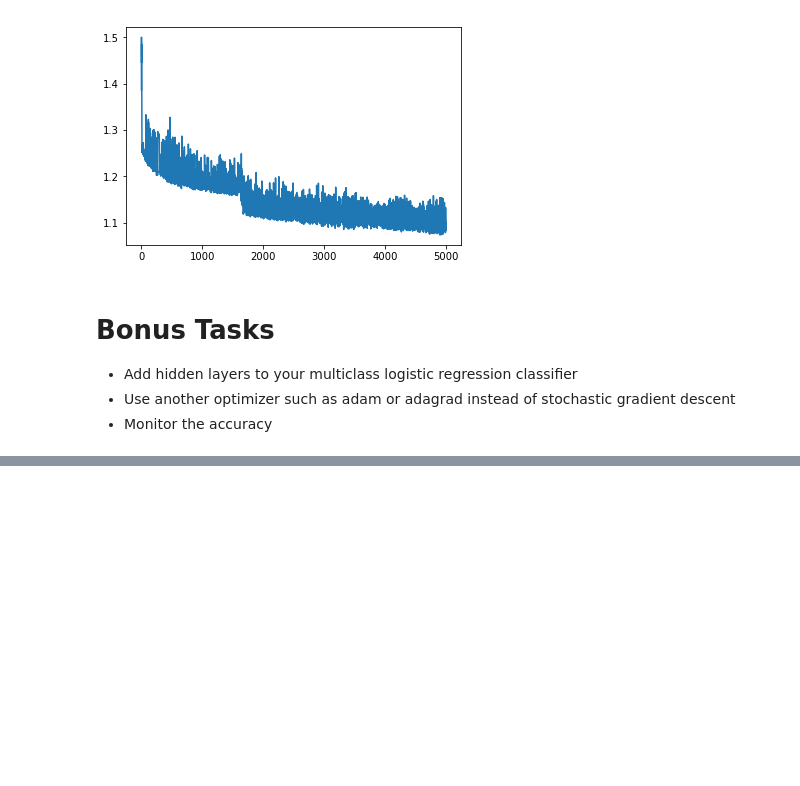
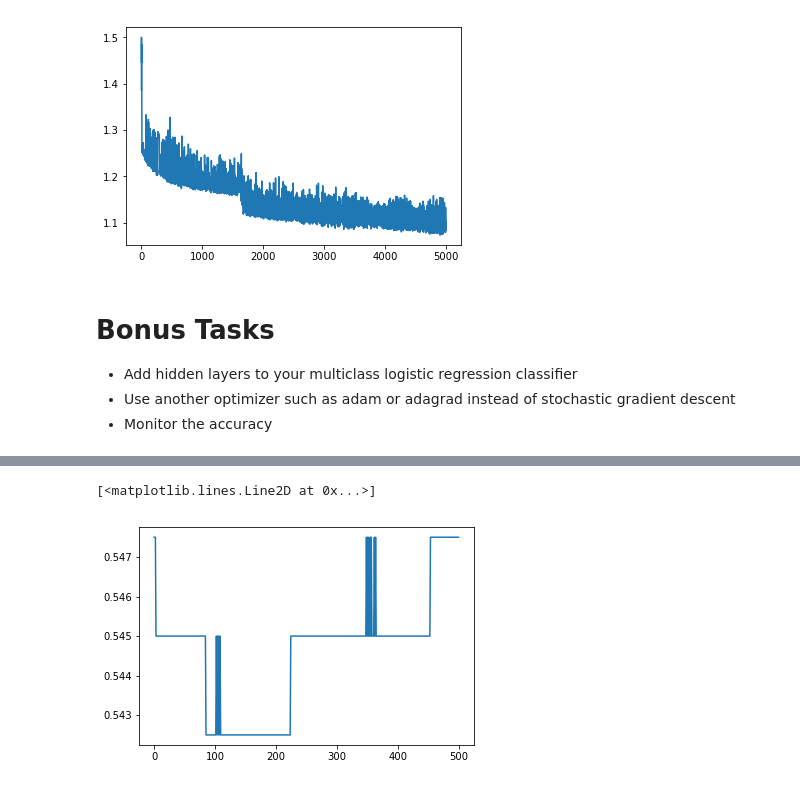
Before and after one commit to jonhilgart22/DSCI-6005-deep-learning, a Jupyter notebook: week_5_reinforcement_learning/5_1_am_tensorflow_I/lab_tf_SUBMISSION.ipynb, the cells around one changed output, grey strips where cells are left out. Cells and saved outputs as stored; diff of their text form; code cells hidden in the pictures; blank space fills up the shorter version.

```diff
--- a/week_5_reinforcement_learning/5_1_am_tensorflow_I/lab_tf_SUBMISSION.ipynb
+++ b/week_5_reinforcement_learning/5_1_am_tensorflow_I/lab_tf_SUBMISSION.ipynb
@@ -147,0 +177,5 @@ plt.plot(loss)
+# %%
+plt.plot(acc_2)
+# %% [output]
+[<matplotlib.lines.Line2D at 0x...>]
+[figure, added]
```
Also changed, not shown: parts of 4 cells of this notebook, 6 other files.
